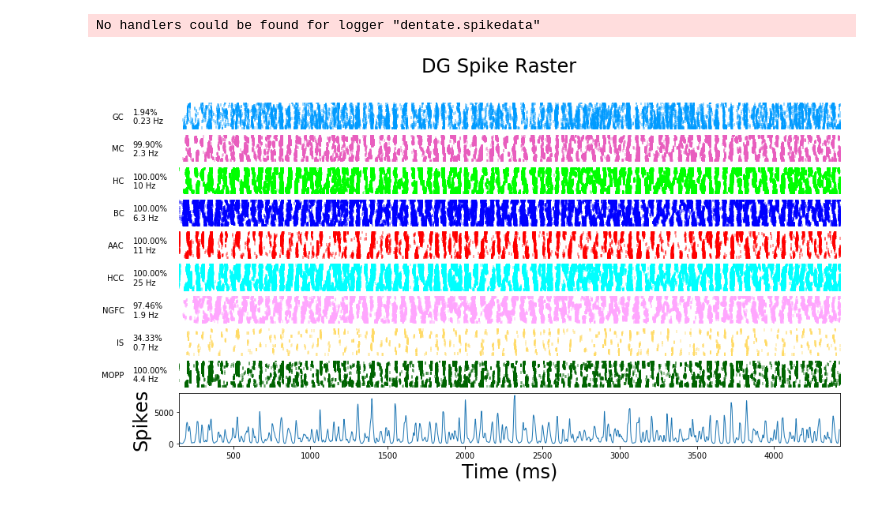
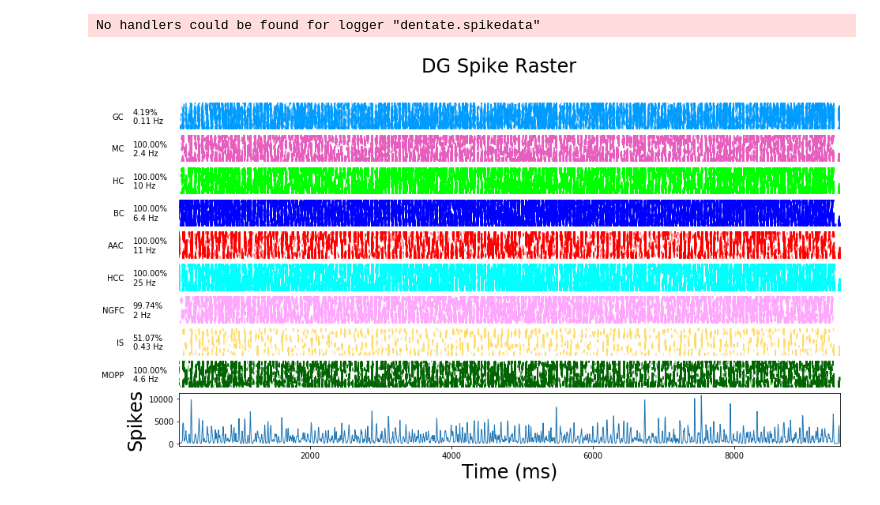
Before and after one commit to soltesz-lab/dentate, a Jupyter notebook: notebooks/Network Activity.ipynb, the cells around one changed output. Drawn from its saved outputs; the diff is of its cells as text; code cells hidden in the pictures.

```diff
--- a/notebooks/Network Activity.ipynb
+++ b/notebooks/Network Activity.ipynb
@@ -3,10 +3,10 @@ import os, sys
 from os.path import expanduser
 
 user_home = expanduser("~")
-neuron_home = '%s/bin/nrnpython2/lib/python' % user_home
+neuron_home = '%s/bin/nrnpython/lib/python' % user_home
 model_home = '%s/src/model' % user_home
 dentate_home = '%s/dentate' % model_home
-results_prefix = '/media/igr/d865f900-7fcd-45c7-a7a7-bd2a7391bc40/Data/DG/results'
+results_prefix = '%s/results' % dentate_home
 sys.path.append(neuron_home)
 sys.path.append(model_home)
 spike_hist_bin = 5.0
@@ -16,21 +16,21 @@ import dentate
 from dentate import utils, plot
 from dentate.env import Env
 # %%
-spike_events_path = '%s/Full_Scale_GC_Exc_Sat_LNN_Diag_9930807.bw/dentatenet_Full_Scale_GC_Exc_Sat_LNN_results.h5' % results_prefix
+spike_events_path = '%s/Full_Scale_GC_Exc_Sat_LNN_Diag_9965646.bw/dentatenet_Full_Scale_GC_Exc_Sat_LNN_results.h5' % results_prefix
 trajectory_path = '%s/datasets/DG_PP_spiketrains_A_20190512.h5' % dentate_home
 trajectory_id = 'A Diag'
-time_range = [150.0, 7500.0]
+time_range = [150.0, 9500.0]
 
 font_size = 24
 populations=['IS', 'MOPP', 'NGFC', 'HCC', 'HC', 'BC', 'AAC', 'MC', 'GC']
 
 fig = plot.plot_spike_raster (spike_events_path, 'Spike Events', include=populations, time_range=time_range,
                               time_variable='t', pop_rates=True, spike_hist='subplot',
                               max_spikes=None, spike_hist_bin=spike_hist_bin,
                               fontSize=font_size, labels='yticks', saveFig=True, figFormat='png')
 # %% [output]
 No handlers could be found for logger "dentate.spikedata"
-[figure, old version]
+[figure, new version]
 # %%
 populations=['GC', 'MC', 'BC', 'HC', 'HCC', 'NGFC']
 
```
Also changed, not shown: parts of 9 cells of this notebook, 6 other files.
